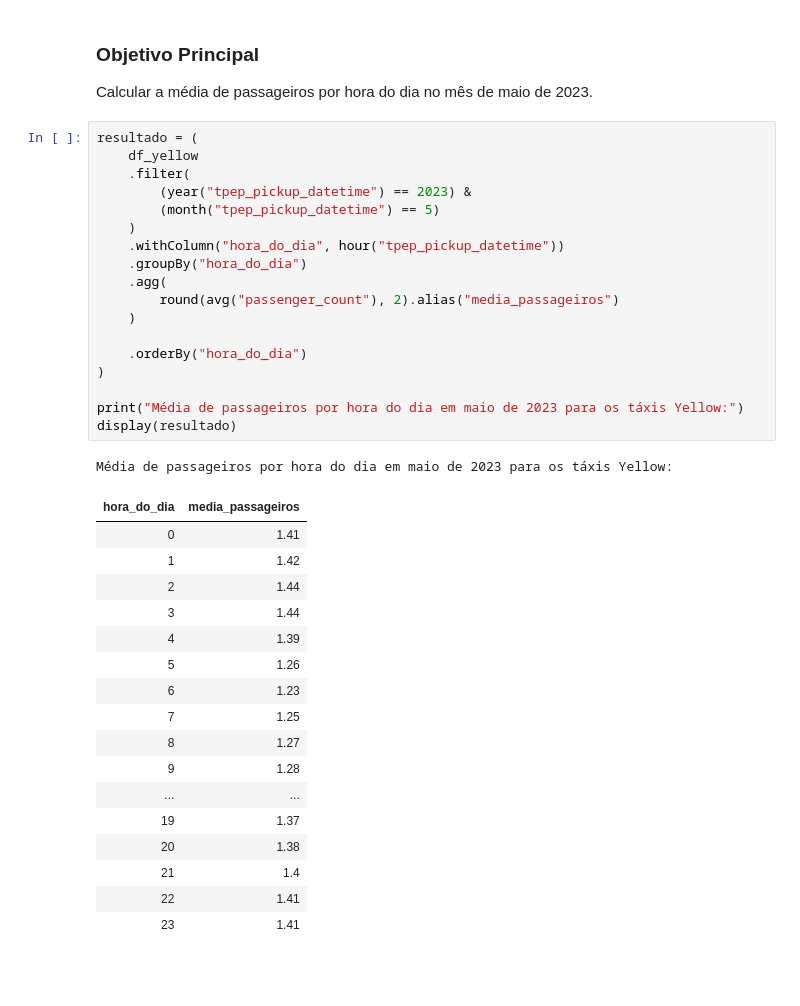
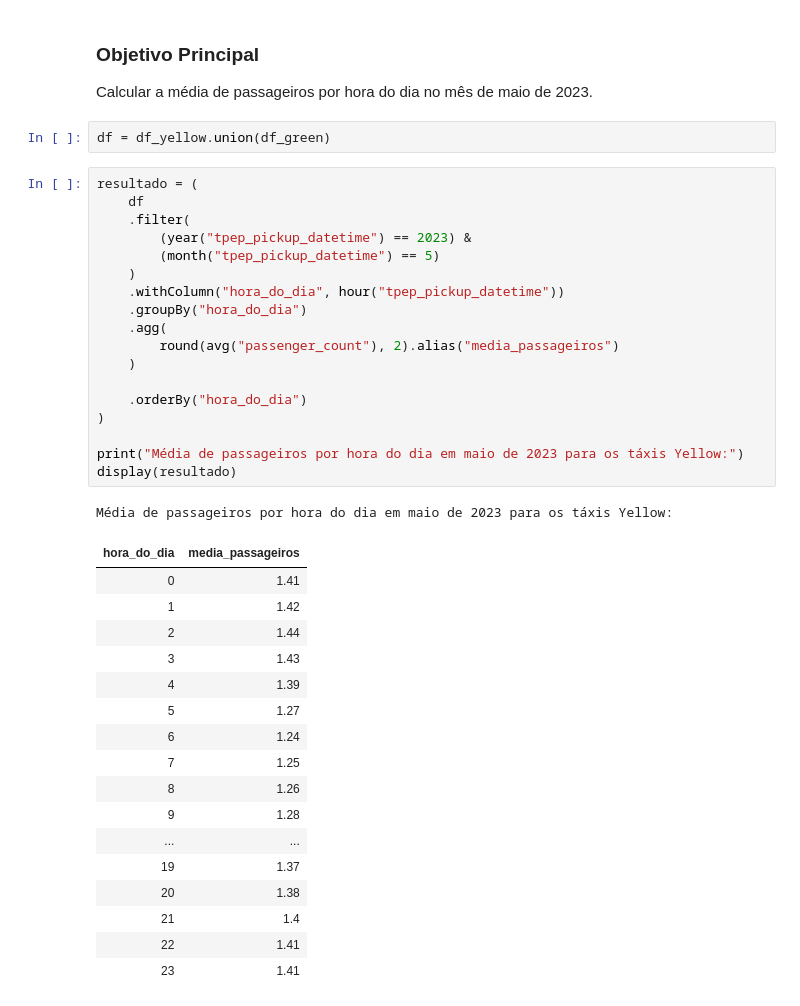
Before and after one commit to jailsonpj/case-data-architect-ifood, a Jupyter notebook: ifood-case/analysis/perguntas.ipynb, the cells around one changed output. Saved outputs shown, nothing was run; the diff lists cells and outputs as text; blank space fills up the shorter version.

```diff
--- a/ifood-case/analysis/perguntas.ipynb
+++ b/ifood-case/analysis/perguntas.ipynb
@@ -85,36 +82,38 @@ resultado.show()
 ### Objetivo Principal
 
 Calcular a média de passageiros por hora do dia no mês de maio de 2023.
+# %%
+df = df_yellow.union(df_green)
 # %%
 resultado = (
-    df_yellow
+    df
     .filter(
         (year("tpep_pickup_datetime") == 2023) &
         (month("tpep_pickup_datetime") == 5)
     )
     .withColumn("hora_do_dia", hour("tpep_pickup_datetime"))
     .groupBy("hora_do_dia")
     .agg(
         round(avg("passenger_count"), 2).alias("media_passageiros")
     )
 
     .orderBy("hora_do_dia")
 )
 
 print("Média de passageiros por hora do dia em maio de 2023 para os táxis Yellow:")
 display(resultado)
 # %% [output]
 Média de passageiros por hora do dia em maio de 2023 para os táxis Yellow:
 | hora_do_dia | media_passageiros |
 | 0 | 1.41 |
 | 1 | 1.42 |
 | 2 | 1.44 |
-| 3 | 1.44 |
+| 3 | 1.43 |
 | 4 | 1.39 |
-| 5 | 1.26 |
-| 6 | 1.23 |
+| 5 | 1.27 |
+| 6 | 1.24 |
 | 7 | 1.25 |
-| 8 | 1.27 |
+| 8 | 1.26 |
 | 9 | 1.28 |
 | ... | ... |
 | 19 | 1.37 |
```
Also changed, not shown: parts of 4 cells of this notebook.
